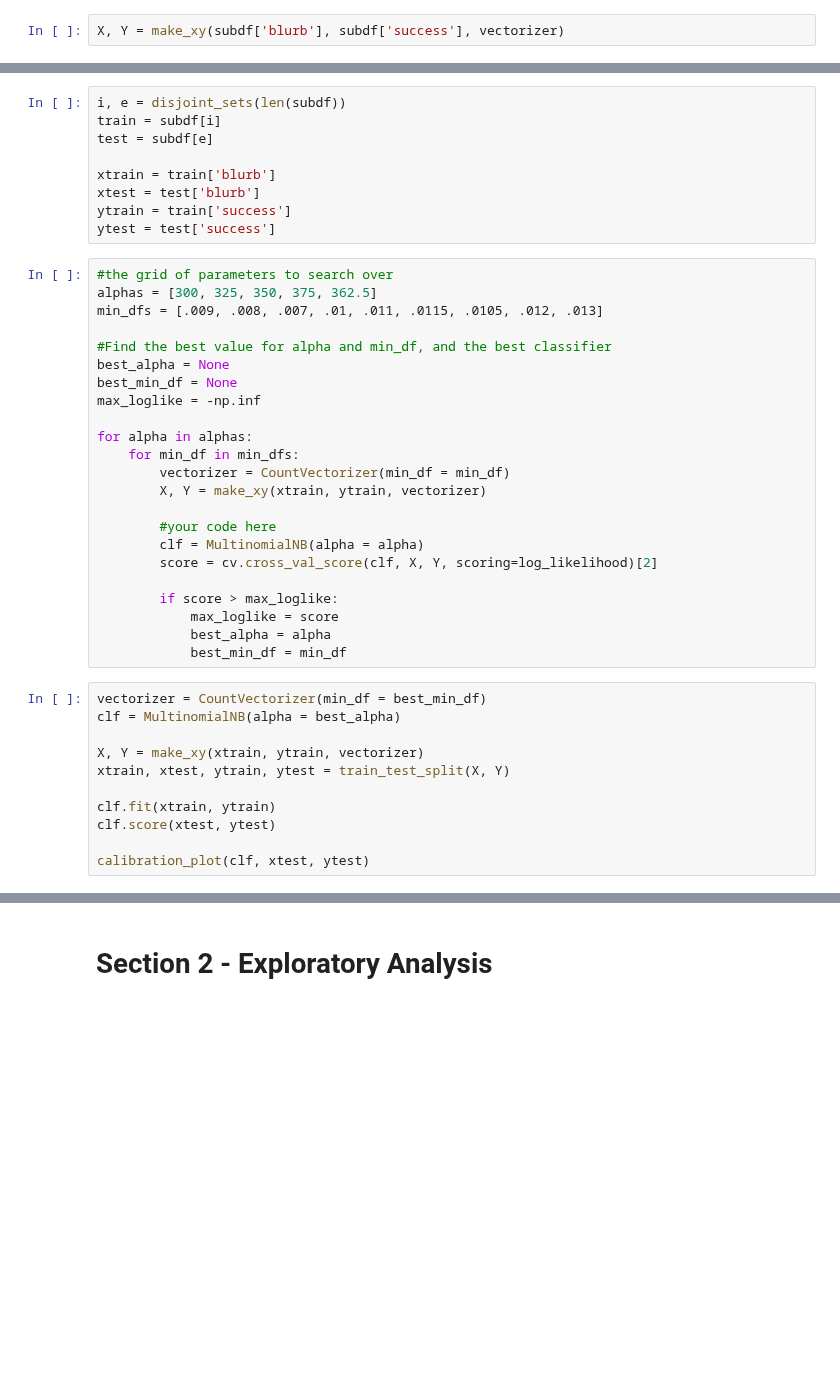
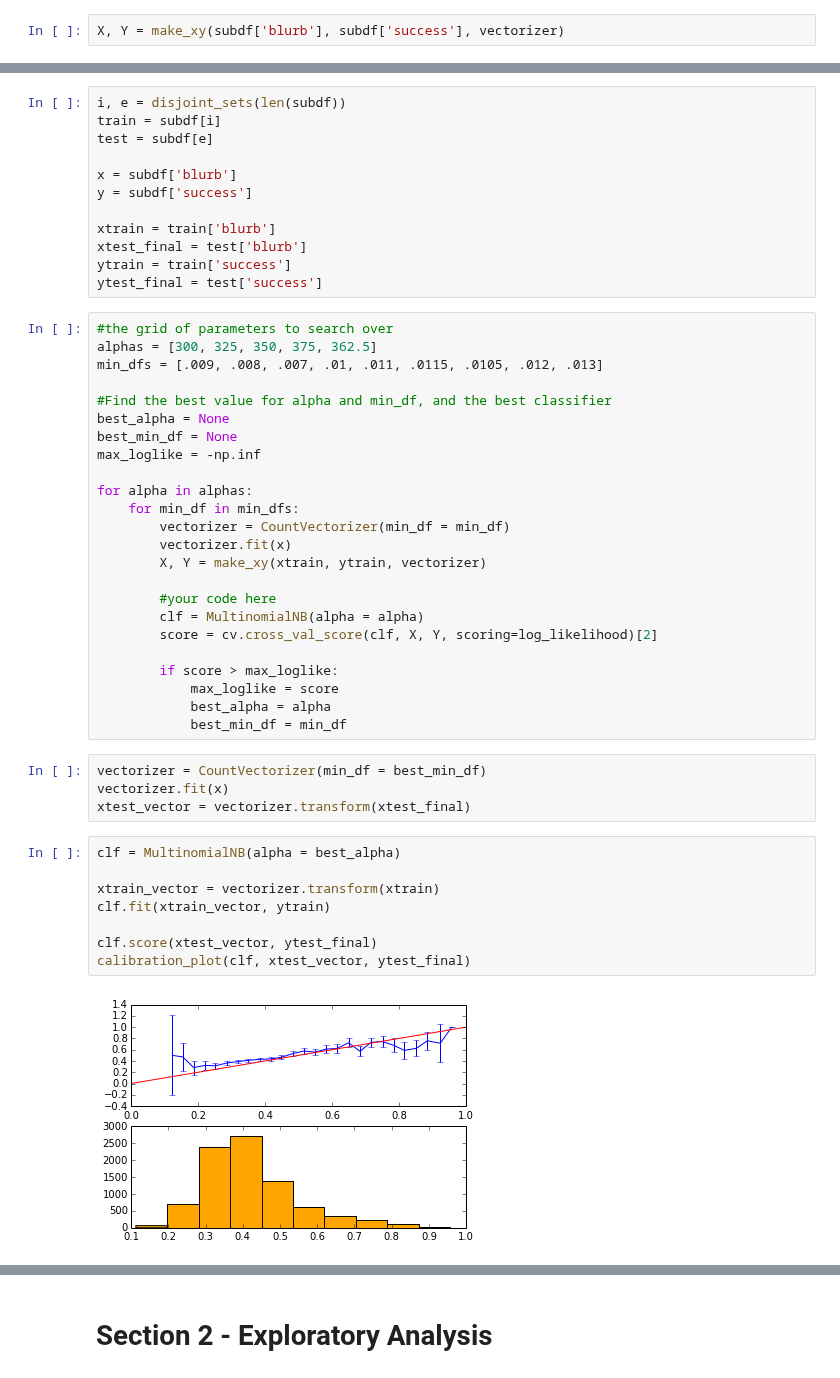
Before and after one commit to johnsturm/cs109, a Jupyter notebook: Process Book.ipynb, the cells around one changed output, grey strips where cells are left out. Saved outputs shown, nothing was run; the diff lists cells and outputs as text; blank space fills up the shorter version.

```diff
--- a/Process Book.ipynb
+++ b/Process Book.ipynb
@@ -745,10 +787,13 @@ i, e = disjoint_sets(len(subdf))
 train = subdf[i]
 test = subdf[e]
 
+x = subdf['blurb']
+y = subdf['success']
+
 xtrain = train['blurb']
-xtest = test['blurb']
+xtest_final = test['blurb']
 ytrain = train['success']
-ytest = test['success']
+ytest_final = test['success']
 # %%
 #the grid of parameters to search over
 alphas = [300, 325, 350, 375, 362.5]
@@ -762,6 +807,7 @@ max_loglike = -np.inf
 for alpha in alphas:
     for min_df in min_dfs:
         vectorizer = CountVectorizer(min_df = min_df)
+        vectorizer.fit(x)
         X, Y = make_xy(xtrain, ytrain, vectorizer)
 
         #your code here
@@ -772,17 +818,20 @@ for alpha in alphas:
             max_loglike = score
             best_alpha = alpha
             best_min_df = min_df
-# %%
-vectorizer = CountVectorizer(min_df = best_min_df)
-clf = MultinomialNB(alpha = best_alpha)
-
-X, Y = make_xy(xtrain, ytrain, vectorizer)
-xtrain, xtest, ytrain, ytest = train_test_split(X, Y)
-
-clf.fit(xtrain, ytrain)
-clf.score(xtest, ytest)
-
-calibration_plot(clf, xtest, ytest)
+# %%
+vectorizer = CountVectorizer(min_df = best_min_df)
+vectorizer.fit(x)
+xtest_vector = vectorizer.transform(xtest_final)
+# %%
+clf = MultinomialNB(alpha = best_alpha)
+
+xtrain_vector = vectorizer.transform(xtrain)
+clf.fit(xtrain_vector, ytrain)
+
+clf.score(xtest_vector, ytest_final)
+calibration_plot(clf, xtest_vector, ytest_final)
+# %% [output]
+[figure, added]
 # %%
 print best_alpha, best_min_df
 print max_loglike
```
Also changed, not shown: parts of 46 cells of this notebook.
